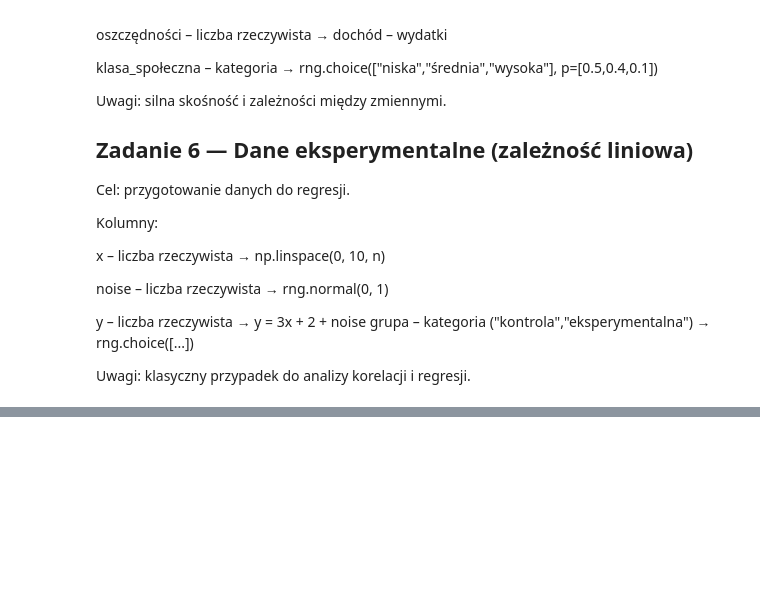
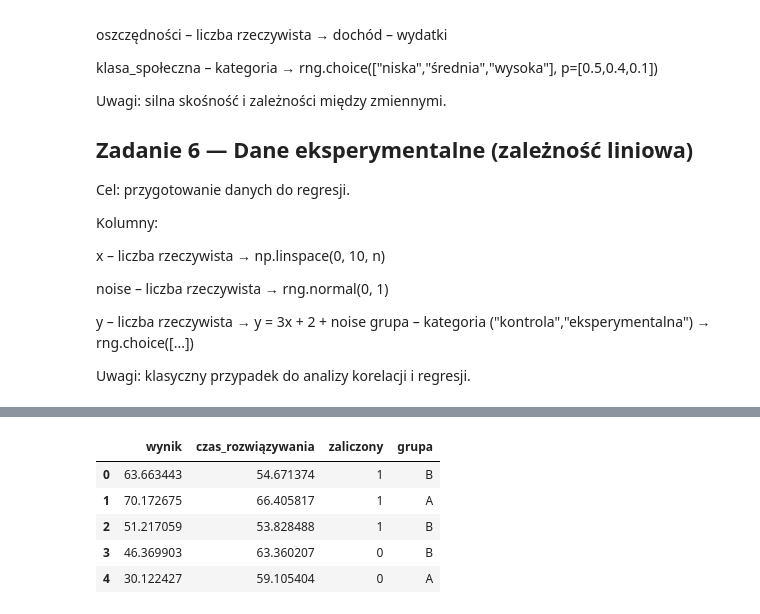
Before and after one commit to Werkxa/KGN_Programowanie2, a Jupyter notebook: Lab/P2Lab06_NumPy_Pandas.ipynb, the cells around one changed output, grey strips where cells are left out. Cells and saved outputs as stored; diff of their text form; code cells hidden in the pictures; blank space fills up the shorter version.

```diff
--- a/Lab/P2Lab06_NumPy_Pandas.ipynb
+++ b/Lab/P2Lab06_NumPy_Pandas.ipynb
@@ -380,0 +438,27 @@ Uwagi: klasyczny przypadek do analizy korelacji i regresji.
+# %%
+# 3
+rng = np.random.default_rng(43)
+n = 50
+
+
+wynik = np.clip(rng.normal(60, 15, n), 0, 100)
+
+czas = rng.normal(60, 10, n)
+zaliczony = (wynik > 50).astype(int)
+grupa = rng.choice(["A", "B"], n)
+
+df3 = pd.DataFrame({
+    "wynik": wynik,
+    "czas_rozwiązywania": czas,
+    "zaliczony": zaliczony,
+    "grupa": grupa
+})
+
+df3.head()
+# %% [output]
+|  | wynik | czas_rozwiązywania | zaliczony | grupa |
+| 0 | 63.663443 | 54.671374 | 1 | B |
+| 1 | 70.172675 | 66.405817 | 1 | A |
+| 2 | 51.217059 | 53.828488 | 1 | B |
+| 3 | 46.369903 | 63.360207 | 0 | B |
+| 4 | 30.122427 | 59.105404 | 0 | A |
```
Also changed, not shown: parts of 6 cells of this notebook.
